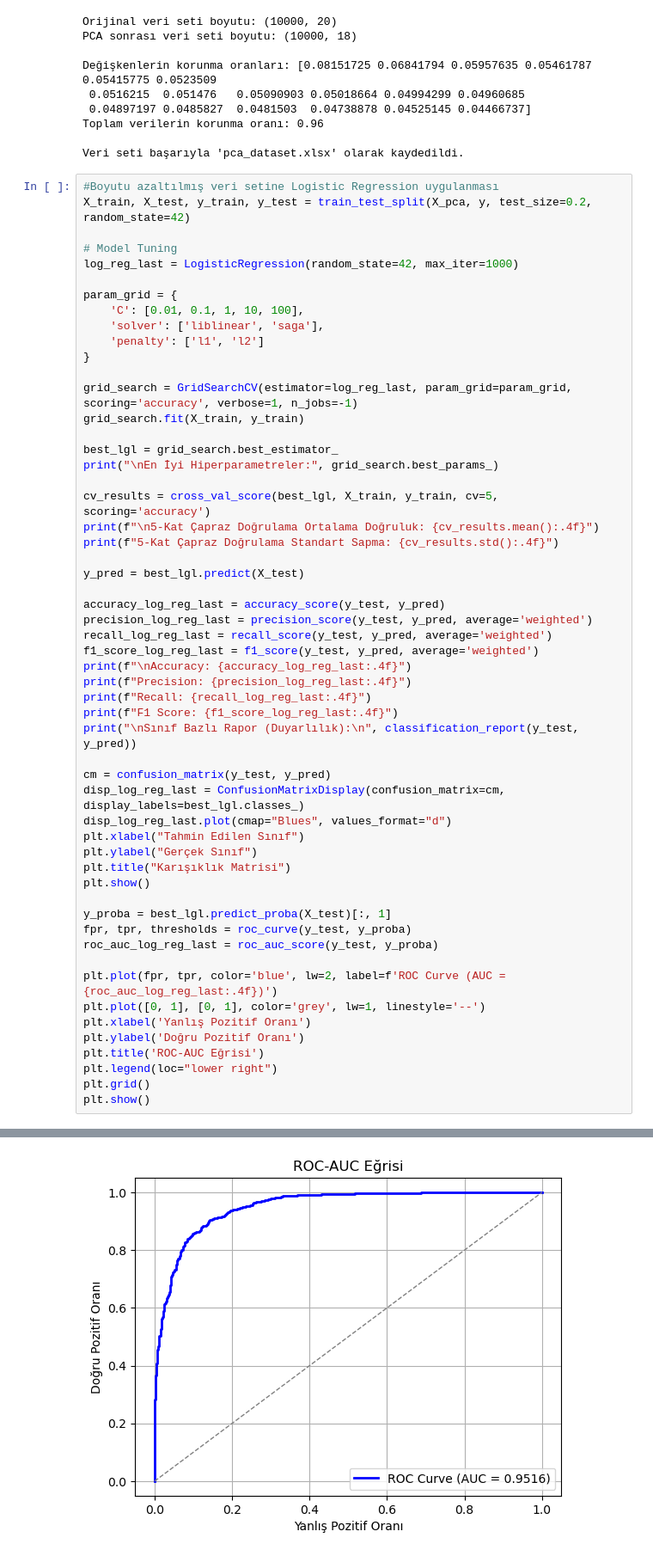
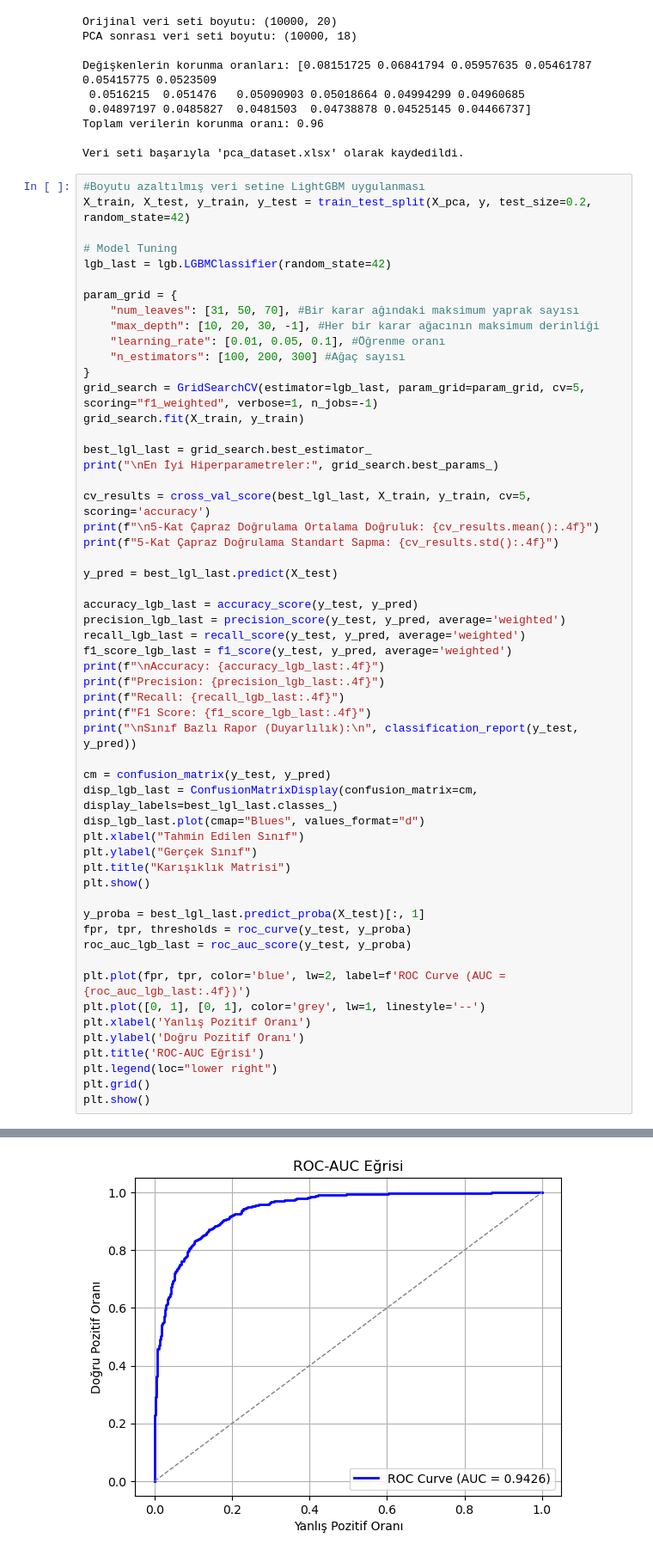
Before and after one commit to ZehraKucuker/Credit_Approval_Classification, a Jupyter notebook: Credit_Approval_Classification.ipynb, the cells around one changed output, grey strips where cells are left out. Shown at 86% size. Saved outputs shown, nothing was run; the diff lists cells and outputs as text.

```diff
--- a/Credit_Approval_Classification.ipynb
+++ b/Credit_Approval_Classification.ipynb
@@ -1118,53 +1085,53 @@ Toplam verilerin korunma oranı: 0.96
 
 Veri seti başarıyla 'pca_dataset.xlsx' olarak kaydedildi.
 # %%
-#Boyutu azaltılmış veri setine Logistic Regression uygulanması
+#Boyutu azaltılmış veri setine LightGBM uygulanması
 X_train, X_test, y_train, y_test = train_test_split(X_pca, y, test_size=0.2, random_state=42)
 
 # Model Tuning
-log_reg_last = LogisticRegression(random_state=42, max_iter=1000)
+lgb_last = lgb.LGBMClassifier(random_state=42)
 
 param_grid = {
-    'C': [0.01, 0.1, 1, 10, 100],
-    'solver': ['liblinear', 'saga'],
-    'penalty': ['l1', 'l2']
+    "num_leaves": [31, 50, 70], #Bir karar ağındaki maksimum yaprak sayısı
+    "max_depth": [10, 20, 30, -1], #Her bir karar ağacının maksimum derinliği
+    "learning_rate": [0.01, 0.05, 0.1], #Öğrenme oranı
+    "n_estimators": [100, 200, 300] #Ağaç sayısı
 }
-
-grid_search = GridSearchCV(estimator=log_reg_last, param_grid=param_grid, scoring='accuracy', verbose=1, n_jobs=-1)
+grid_search = GridSearchCV(estimator=lgb_last, param_grid=param_grid, cv=5, scoring="f1_weighted", verbose=1, n_jobs=-1)
 grid_search.fit(X_train, y_train)
 
-best_lgl = grid_search.best_estimator_
+best_lgl_last = grid_search.best_estimator_
 print("\nEn İyi Hiperparametreler:", grid_search.best_params_)
 
-cv_results = cross_val_score(best_lgl, X_train, y_train, cv=5, scoring='accuracy')
+cv_results = cross_val_score(best_lgl_last, X_train, y_train, cv=5, scoring='accuracy')
 print(f"\n5-Kat Çapraz Doğrulama Ortalama Doğruluk: {cv_results.mean():.4f}")
 print(f"5-Kat Çapraz Doğrulama Standart Sapma: {cv_results.std():.4f}")
 
-y_pred = best_lgl.predict(X_test)
+y_pred = best_lgl_last.predict(X_test)
 
-accuracy_log_reg_last = accuracy_score(y_test, y_pred)
-precision_log_reg_last = precision_score(y_test, y_pred, average='weighted')
-recall_log_reg_last = recall_score(y_test, y_pred, average='weighted')
-f1_score_log_reg_last = f1_score(y_test, y_pred, average='weighted')
-print(f"\nAccuracy: {accuracy_log_reg_last:.4f}")
-print(f"Precision: {precision_log_reg_last:.4f}")
-print(f"Recall: {recall_log_reg_last:.4f}")
-print(f"F1 Score: {f1_score_log_reg_last:.4f}")
+accuracy_lgb_last = accuracy_score(y_test, y_pred)
+precision_lgb_last = precision_score(y_test, y_pred, average='weighted')
+recall_lgb_last = recall_score(y_test, y_pred, average='weighted')
+f1_score_lgb_last = f1_score(y_test, y_pred, average='weighted')
+print(f"\nAccuracy: {accuracy_lgb_last:.4f}")
+print(f"Precision: {precision_lgb_last:.4f}")
+print(f"Recall: {recall_lgb_last:.4f}")
+print(f"F1 Score: {f1_score_lgb_last:.4f}")
 print("\nSınıf Bazlı Rapor (Duyarlılık):\n", classification_report(y_test, y_pred))
 
 cm = confusion_matrix(y_test, y_pred)
-disp_log_reg_last = ConfusionMatrixDisplay(confusion_matrix=cm, display_labels=best_lgl.classes_)
-disp_log_reg_last.plot(cmap="Blues", values_format="d")
+disp_lgb_last = ConfusionMatrixDisplay(confusion_matrix=cm, display_labels=best_lgl_last.classes_)
+disp_lgb_last.plot(cmap="Blues", values_format="d")
 plt.xlabel("Tahmin Edilen Sınıf")
 plt.ylabel("Gerçek Sınıf")
 plt.title("Karışıklık Matrisi")
 plt.show()
 
-y_proba = best_lgl.predict_proba(X_test)[:, 1]
+y_proba = best_lgl_last.predict_proba(X_test)[:, 1]
 fpr, tpr, thresholds = roc_curve(y_test, y_proba)
-roc_auc_log_reg_last = roc_auc_score(y_test, y_proba)
+roc_auc_lgb_last = roc_auc_score(y_test, y_proba)
 
-plt.plot(fpr, tpr, color='blue', lw=2, label=f'ROC Curve (AUC = {roc_auc_log_reg_last:.4f})')
+plt.plot(fpr, tpr, color='blue', lw=2, label=f'ROC Curve (AUC = {roc_auc_lgb_last:.4f})')
 plt.plot([0, 1], [0, 1], color='grey', lw=1, linestyle='--')
 plt.xlabel('Yanlış Pozitif Oranı')
 plt.ylabel('Doğru Pozitif Oranı')
@@ -1194,3 +1161,3 @@ weighted avg       0.87      0.87      0.87      2000
-[figure, old version]
+[figure, new version]
 # %%
 # Orijinal veri seti modelinin sonuçları
```
Also changed, not shown: parts of 8 cells of this notebook.
